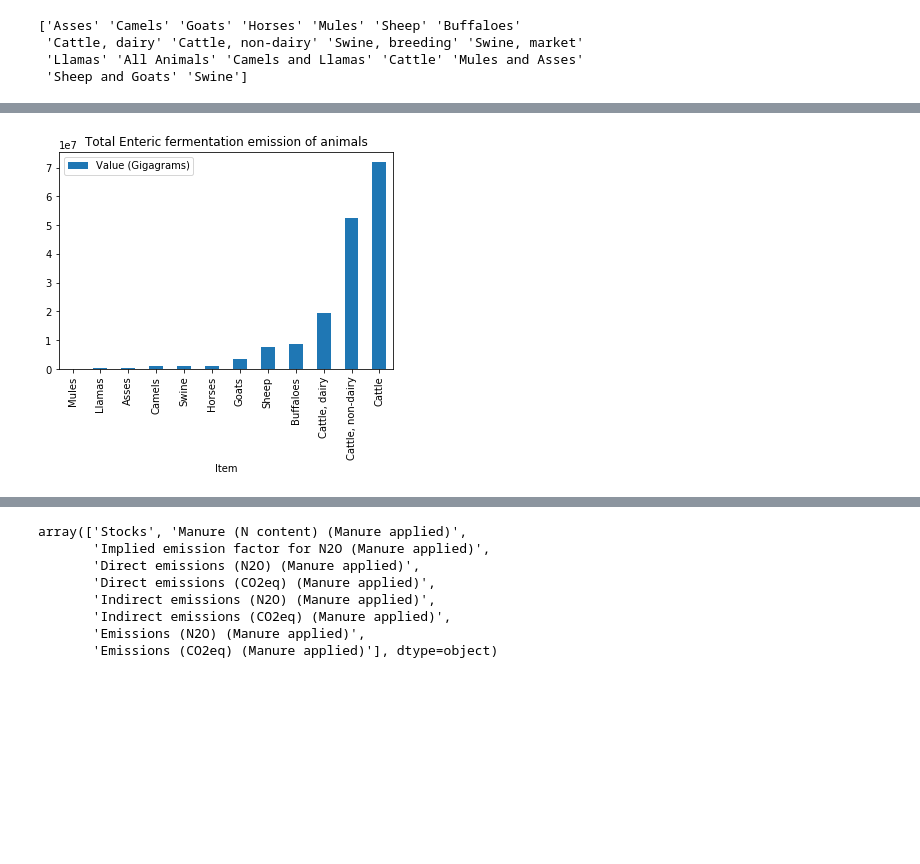
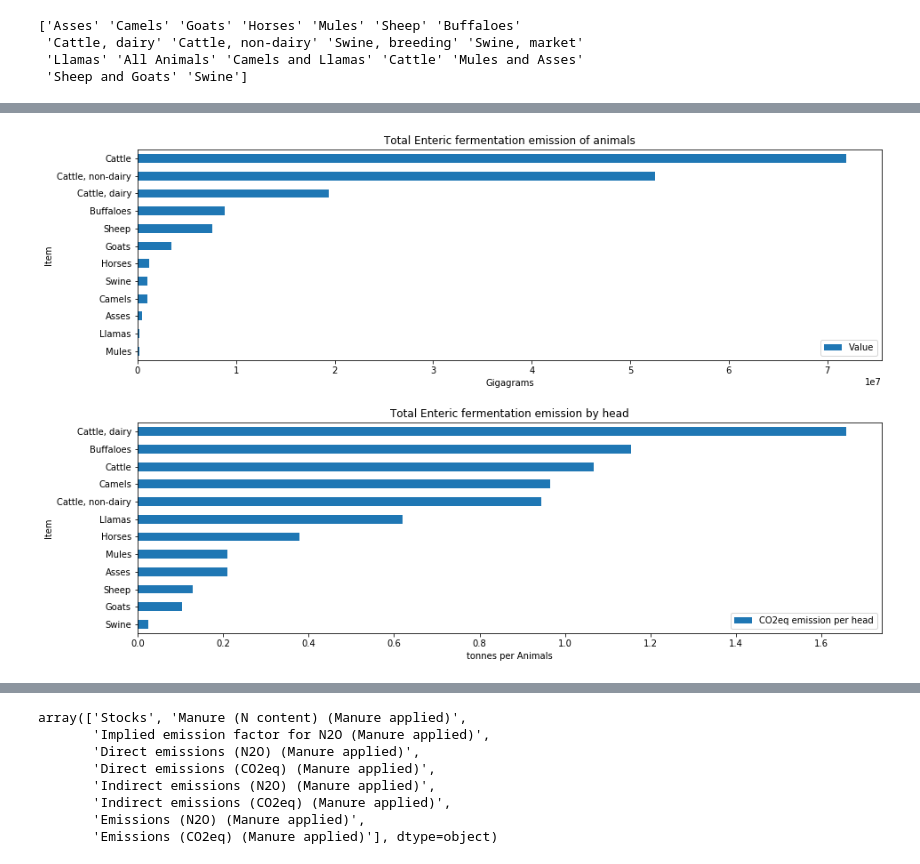
Before and after one commit to OthmanSefraoui/Data_story, a Jupyter notebook: milestone_2.ipynb, the cells around one changed output, grey strips where cells are left out. Drawn from its saved outputs; the diff is of its cells as text; code cells hidden in the pictures; blank space fills up the shorter version.

```diff
--- a/milestone_2.ipynb
+++ b/milestone_2.ipynb
@@ -289,10 +306,21 @@ print(df_enteric_fermentation["Item"].unique())
 Animals = ['Asses', 'Buffaloes', 'Camels','Cattle', 'Cattle, dairy', 'Cattle, non-dairy',
            'Goats', 'Horses','Llamas', 'Mules','Sheep','Swine']
 
-dict_elements = {"Country" : ["World"],"Item" : Animals}
-columns = ["Country","Item"]
-df_filter_stock = select_on(df_stocks_enteric_fermentation_by_animals,columns,dict_elements)
-df_filter_emission = select_on(df_emission_enteric_fermentation_by_animals,columns,dict_elements)
+column_filters = {
+    "Country" : ["World"],
+    "Item" : Animals
+}
+
+dfs_enteric_fermentation_filtered = DotMap(_dynamic=False)
+dfs_enteric_fermentation_filtered["stocks"] = select_on(
+    dfs_enteric_fermentation.stocks,
+    column_filter_dict=column_filters
+)
+
+dfs_enteric_fermentation_filtered["emissions"] = select_on(
+    dfs_enteric_fermentation.emissions,
+    column_filter_dict=column_filters
+)
 # %% [output]
 ['Asses' 'Camels' 'Goats' 'Horses' 'Mules' 'Sheep' 'Buffaloes'
  'Cattle, dairy' 'Cattle, non-dairy' 'Swine, breeding' 'Swine, market'
@@ -300,27 +328,50 @@ df_filter_emission = select_on(df_emission_enteric_fermentation_by_animals,colum
  'Sheep and Goats' 'Swine']
 # %%
 #Grouping stocks count
-df_enteric_fermentation_grouped_stock = df_filter_stock.groupby(["Item"])\
-                                ['Value (Head)'].sum().reset_index()
-#Grouping total emissions count
-df_enteric_fermentation_grouped_emission = (
-    df_filter_emission.groupby(["Item"])
-    ['Value (Gigagrams)']
-    .sum().reset_index()
+df_enteric_fermentation_stock_grouped = (
+    dfs_enteric_fermentation_filtered["stocks"]
+    .groupby("Item")
+    ["Value"]
+    .sum()
+    .reset_index()
 )
 
-df_enteric_fermentation_grouped_emission.sort_values("Value (Gigagrams)").plot\
-.bar("Item",
-      title="Total Enteric fermentation\
- emission of animals")
+#Grouping total emissions count
+df_enteric_fermentation_emission_grouped = (
+    dfs_enteric_fermentation_filtered["emissions"]
+    .groupby(["Item"])
+    ['Value']
+    .sum()
+    .reset_index()
+)
 
-#Merging to get emission by head
-merged = pd.merge(df_enteric_fermentation_grouped_emission,\
-                  df_enteric_fermentation_grouped_stock,\
-                  on = "Item")
-merged["CO2eq emission per head"] = merged["Value (Gigagrams)"] / merged["Value (Head)"]
-merged.sort_values("CO2eq emission per head").plot\
-.bar(x="Item",
-     y="CO2eq emission per head",
-     title="Total Enteric fermentation emission by head")
+#Merged to get emissions by head
+df_enteric_merged = df_enteric_fermentation_emission_grouped.merge(
+    df_enteric_fermentation_stock_grouped,
+    on="Item",
+    suffixes=("_emission", "_stock")
+)
+
+# Convert to tonnes per Animal
+df_enteric_merged["CO2eq emission per head"] = df_enteric_merged["Value_emission"] / df_enteric_merged["Value_stock"] * 1000
+
+fig, axes = plt.subplots(2, 1, figsize=(15,10))
+fig.subplots_adjust(hspace=0.3)
+
+df_enteric_fermentation_emission_grouped.sort_values("Value").plot.barh(
+    "Item",
+    title="Total Enteric fermentation emission of animals",
+    ax=axes[0]
+)
+axes[0].set_xlabel("Gigagrams")
+axes[0].legend(loc="lower right")
+
+df_enteric_merged.sort_values("CO2eq emission per head").plot.barh(
+    x="Item",
+    y="CO2eq emission per head",
+    title="Total Enteric fermentation emission by head",
+    ax=axes[1]
+)
+axes[1].set_xlabel("tonnes per Animals")
+axes[1].legend(loc="lower right")
 # %% [output]
@@ -328 +379 @@ merged.sort_values("CO2eq emission per head").plot\
-[figure, old version]
+[figure, new version]
```
Also changed, not shown: parts of 69 cells of this notebook, 1 other file.
